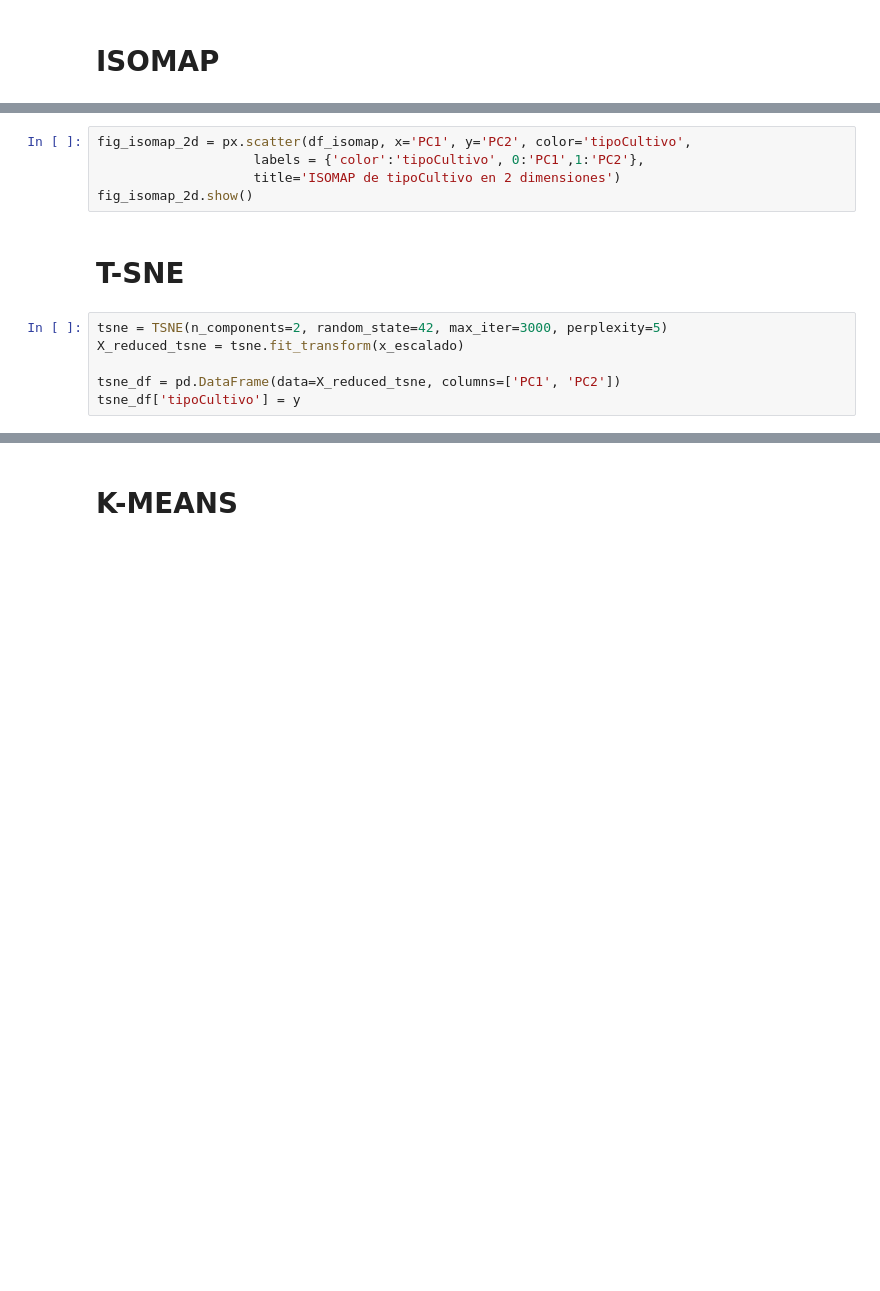
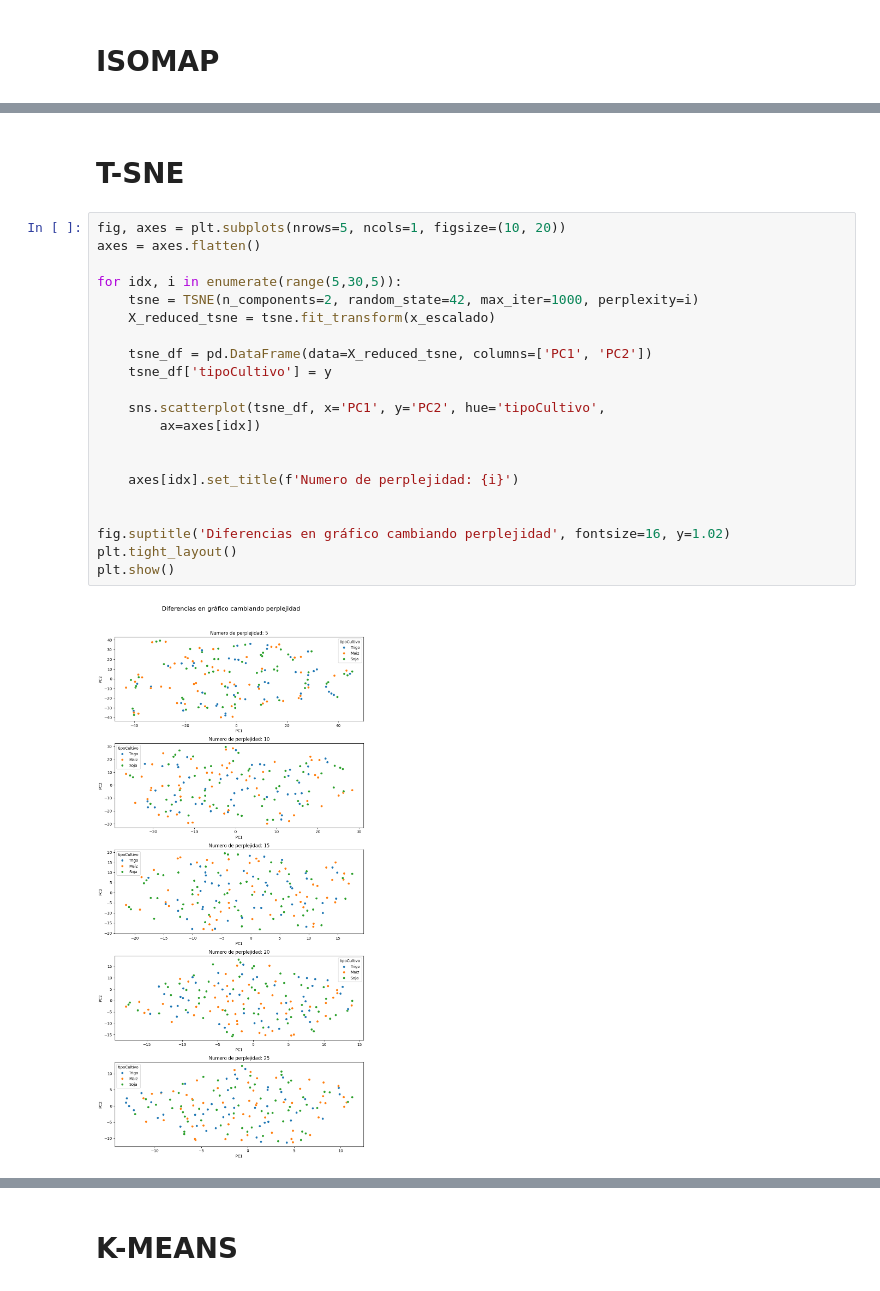
Before and after one commit to juanachies/TP1_Mineria, a Jupyter notebook: tp.ipynb, the cells around one changed output, grey strips where cells are left out. Cells and saved outputs as stored; diff of their text form; blank space fills up the shorter version.

```diff
--- a/tp.ipynb
+++ b/tp.ipynb
@@ -357,14 +359,26 @@ Ajustando una cantidad de vecinos baja (5) obtenemos un gráfico donde no se lle
-# %%
-fig_isomap_2d = px.scatter(df_isomap, x='PC1', y='PC2', color='tipoCultivo',
-                    labels = {'color':'tipoCultivo', 0:'PC1',1:'PC2'},
-                    title='ISOMAP de tipoCultivo en 2 dimensiones')
-fig_isomap_2d.show()
 # %% [markdown]
 # T-SNE
 # %%
-tsne = TSNE(n_components=2, random_state=42, max_iter=3000, perplexity=5)
-X_reduced_tsne = tsne.fit_transform(x_escalado)
+fig, axes = plt.subplots(nrows=5, ncols=1, figsize=(10, 20))
+axes = axes.flatten()
 
-tsne_df = pd.DataFrame(data=X_reduced_tsne, columns=['PC1', 'PC2'])
-tsne_df['tipoCultivo'] = y
+for idx, i in enumerate(range(5,30,5)):
+    tsne = TSNE(n_components=2, random_state=42, max_iter=1000, perplexity=i)
+    X_reduced_tsne = tsne.fit_transform(x_escalado)
+
+    tsne_df = pd.DataFrame(data=X_reduced_tsne, columns=['PC1', 'PC2'])
+    tsne_df['tipoCultivo'] = y
+
+    sns.scatterplot(tsne_df, x='PC1', y='PC2', hue='tipoCultivo',
+        ax=axes[idx])
+
+
+    axes[idx].set_title(f'Numero de perplejidad: {i}')
+
+
+fig.suptitle('Diferencias en gráfico cambiando perplejidad', fontsize=16, y=1.02)
+plt.tight_layout()
+plt.show()
+# %% [output]
+[figure, added]
 # %% [markdown]
```
Also changed, not shown: parts of 40 cells of this notebook, 1 other file.
